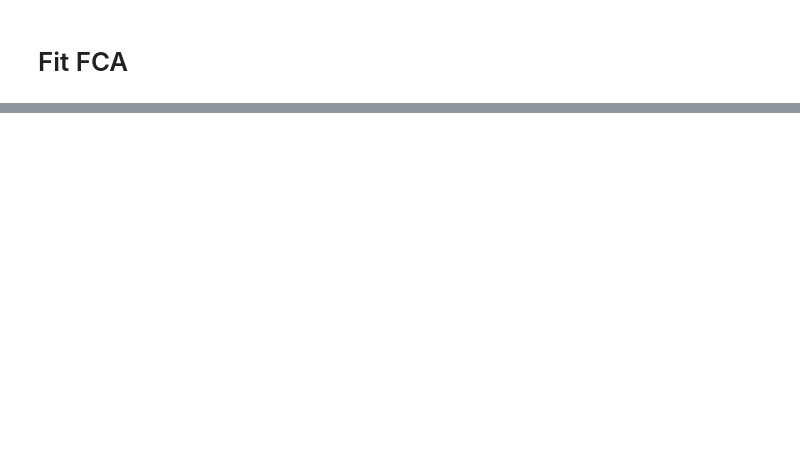
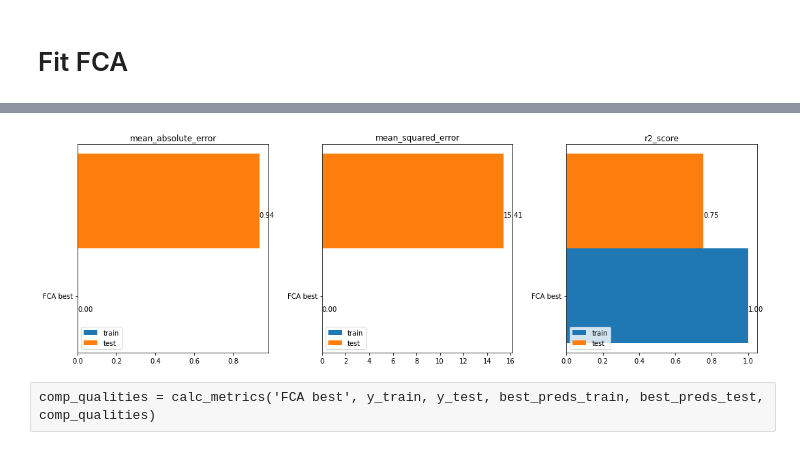
Before and after one commit to EgorDudyrev/FCA_BB_interpret, a Jupyter notebook: notebooks/2020.11.11-Testing_prediction_with_Mutual_Information.ipynb, the cells around one changed output, grey strips where cells are left out. Drawn from its saved outputs; the diff is of its cells as text; code cells hidden in the pictures; blank space fills up the shorter version.

```diff
--- a/notebooks/2020.11.11-Testing_prediction_with_Mutual_Information.ipynb
+++ b/notebooks/2020.11.11-Testing_prediction_with_Mutual_Information.ipynb
@@ -216,5 +207,9 @@ def get_best_predictions(self, cntx, verb=False):
 best_preds_train = get_best_predictions(fm_mv, mvcntx_train)
 best_preds_test = get_best_predictions(fm_mv, mvcntx_test)
 # %%
-comp_qualities = calc_metrics('FCA best', y_train, y_test, best_preds_train, best_preds_test, comp_qualities)
+plot_metrics(calc_metrics('FCA best', y_train, y_test, best_preds_train, best_preds_test))
+# %% [output]
+[figure, added]
+# %% [raw]
+comp_qualities = calc_metrics('FCA best', y_train, y_test, best_preds_train, best_preds_test, comp_qualities)
 # %%
```
Also changed, not shown: parts of 45 cells of this notebook.
